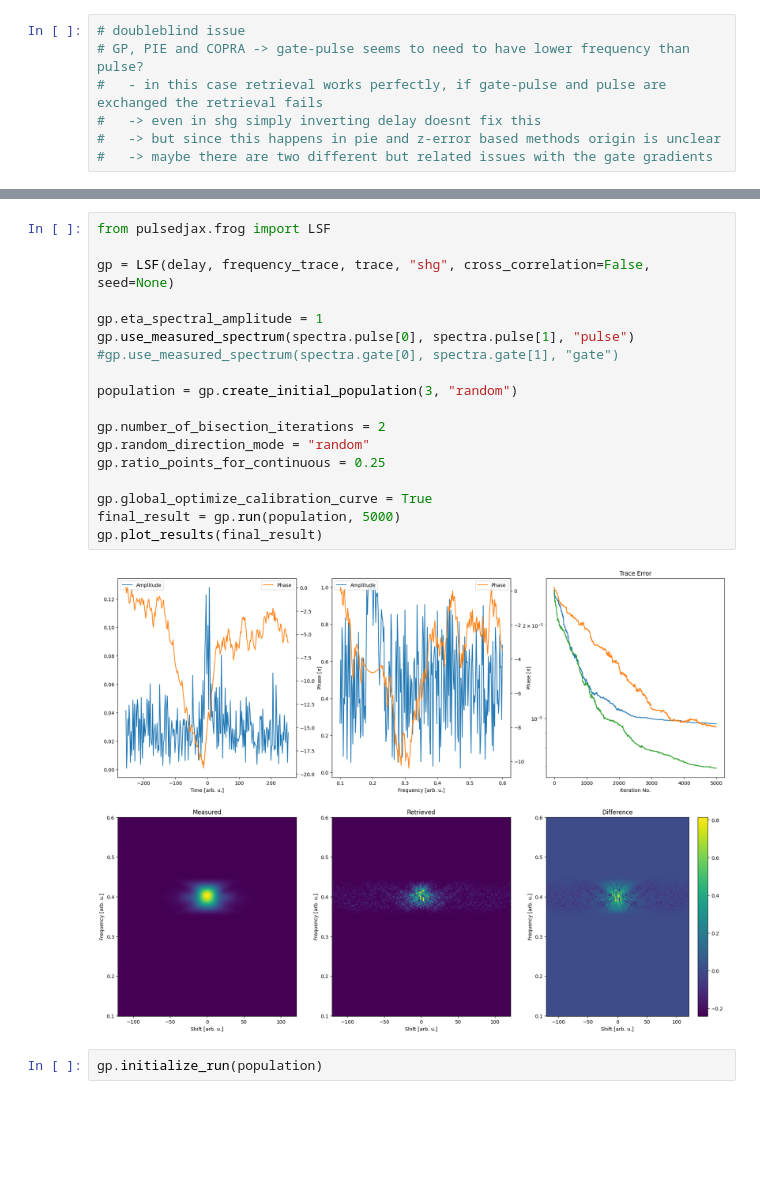
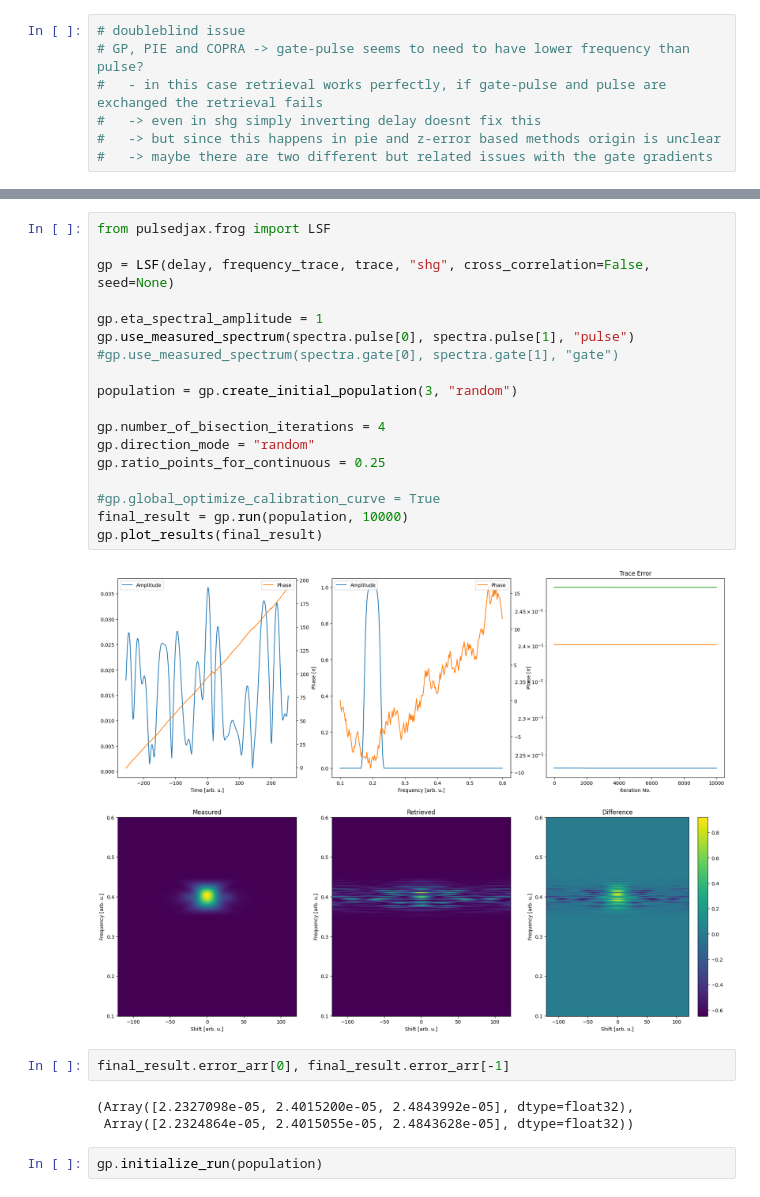
Before and after one commit to matillda123/Pulse-Retrieval-with-JAX, a Jupyter notebook: _usage_example.ipynb, the cells around one changed output, grey strips where cells are left out. Drawn from its saved outputs; the diff is of its cells as text; blank space fills up the shorter version.

Commit message:
Calibration curve optimization implemented

```diff
--- a/_usage_example.ipynb
+++ b/_usage_example.ipynb
@@ -81,23 +81,28 @@ executing.executing.NotOneValueFound: Expected one value, found 0
 # %%
 from pulsedjax.frog import LSF
 
 gp = LSF(delay, frequency_trace, trace, "shg", cross_correlation=False, seed=None)
 
 gp.eta_spectral_amplitude = 1
 gp.use_measured_spectrum(spectra.pulse[0], spectra.pulse[1], "pulse")
 #gp.use_measured_spectrum(spectra.gate[0], spectra.gate[1], "gate")
 
 population = gp.create_initial_population(3, "random")
 
-gp.number_of_bisection_iterations = 2
-gp.random_direction_mode = "random"
+gp.number_of_bisection_iterations = 4
+gp.direction_mode = "random"
 gp.ratio_points_for_continuous = 0.25
 
-gp.global_optimize_calibration_curve = True
-final_result = gp.run(population, 5000)
+#gp.global_optimize_calibration_curve = True
+final_result = gp.run(population, 10000)
 gp.plot_results(final_result)
 # %% [output]
-[figure, old version]
+[figure, new version]
+# %%
+final_result.error_arr[0], final_result.error_arr[-1]
+# %% [output]
+(Array([2.2327098e-05, 2.4015200e-05, 2.4843992e-05], dtype=float32),
+ Array([2.2324864e-05, 2.4015055e-05, 2.4843628e-05], dtype=float32))
 # %%
 gp.initialize_run(population)
 # %% [output]
```
Also changed, not shown: 16 other files.
